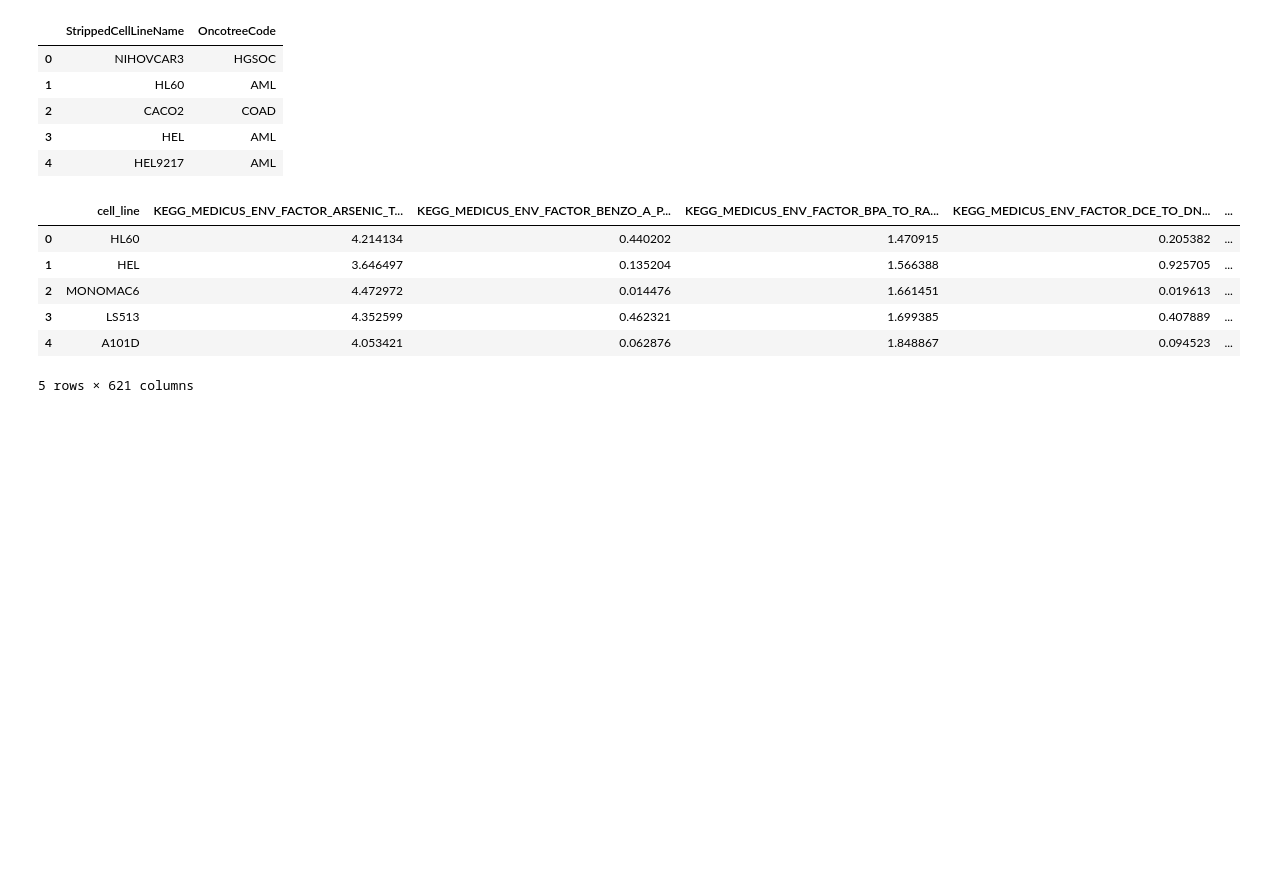
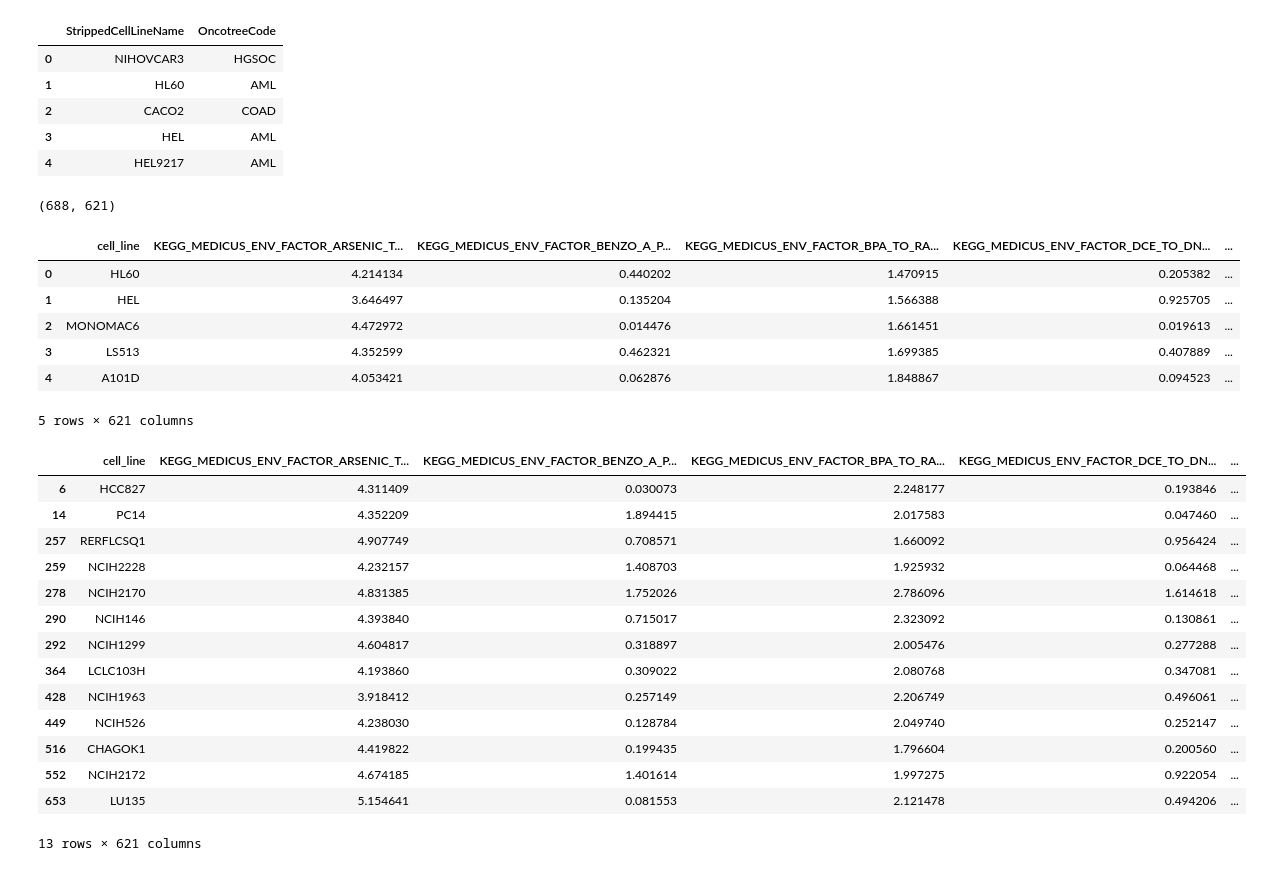
Before and after one commit to queryang/OmicsTransMCA, a Jupyter notebook: Figs/Fig2/Fig2d/组学数据预处理后-分析.ipynb, the cells around one changed output. Drawn from its saved outputs; the diff is of its cells as text; code cells hidden in the pictures; blank space fills up the shorter version.

```diff
--- a/Figs/Fig2/Fig2d/组学数据预处理后-分析.ipynb
+++ b/Figs/Fig2/Fig2d/组学数据预处理后-分析.ipynb
@@ -36,12 +39,35 @@ df_model.head()
 df_gene_model = pd.merge(df_gene, df_model, left_on='cell_line', right_on='StrippedCellLineName', how='left')
 # 去掉StrippedCellLineName这一列，将OncotreeCode这一列放在最前面
 df_gene_model = df_gene_model.drop('StrippedCellLineName', axis=1)
+print(df_gene_model.shape)
 df_gene_model.head()
 # %% [output]
+(688, 621)
 |  | cell_line | KEGG_MEDICUS_ENV_FACTOR_ARSENIC_T... | KEGG_MEDICUS_ENV_FACTOR_BENZO_A_P... | KEGG_MEDICUS_ENV_FACTOR_BPA_TO_RA... | KEGG_MEDICUS_ENV_FACTOR_DCE_TO_DN... | ... |
 | 0 | HL60 | 4.214134 | 0.440202 | 1.470915 | 0.205382 | ... |
 | 1 | HEL | 3.646497 | 0.135204 | 1.566388 | 0.925705 | ... |
 | 2 | MONOMAC6 | 4.472972 | 0.014476 | 1.661451 | 0.019613 | ... |
 | 3 | LS513 | 4.352599 | 0.462321 | 1.699385 | 0.407889 | ... |
 | 4 | A101D | 4.053421 | 0.062876 | 1.848867 | 0.094523 | ... |
-5 rows × 621 columns
+5 rows × 621 columns
+# %%
+# 筛选出cell_line为：['NCIH2172','CHAGOK1','LCLC103H','NCIH1299','NCIH2170','RERFLCSQ1','NCIH146','NCIH526','NCIH1963','LU135','EKVX','PC14','HCC827','NCIH1355','NCIH2228']的数据
+# 去掉EKVX、NCIH1355
+df_gene_model = df_gene_model[df_gene_model['cell_line'].isin(['NCIH2172','CHAGOK1','LCLC103H','NCIH1299','NCIH2170','RERFLCSQ1','NCIH146','NCIH526','NCIH1963','LU135','PC14','HCC827','NCIH2228'])]
+df_gene_model.head(15)
+# %% [output]
+|  | cell_line | KEGG_MEDICUS_ENV_FACTOR_ARSENIC_T... | KEGG_MEDICUS_ENV_FACTOR_BENZO_A_P... | KEGG_MEDICUS_ENV_FACTOR_BPA_TO_RA... | KEGG_MEDICUS_ENV_FACTOR_DCE_TO_DN... | ... |
+| 6 | HCC827 | 4.311409 | 0.030073 | 2.248177 | 0.193846 | ... |
+| 14 | PC14 | 4.352209 | 1.894415 | 2.017583 | 0.047460 | ... |
+| 257 | RERFLCSQ1 | 4.907749 | 0.708571 | 1.660092 | 0.956424 | ... |
+| 259 | NCIH2228 | 4.232157 | 1.408703 | 1.925932 | 0.064468 | ... |
+| 278 | NCIH2170 | 4.831385 | 1.752026 | 2.786096 | 1.614618 | ... |
+| 290 | NCIH146 | 4.393840 | 0.715017 | 2.323092 | 0.130861 | ... |
+| 292 | NCIH1299 | 4.604817 | 0.318897 | 2.005476 | 0.277288 | ... |
+| 364 | LCLC103H | 4.193860 | 0.309022 | 2.080768 | 0.347081 | ... |
+| 428 | NCIH1963 | 3.918412 | 0.257149 | 2.206749 | 0.496061 | ... |
+| 449 | NCIH526 | 4.238030 | 0.128784 | 2.049740 | 0.252147 | ... |
+| 516 | CHAGOK1 | 4.419822 | 0.199435 | 1.796604 | 0.200560 | ... |
+| 552 | NCIH2172 | 4.674185 | 1.401614 | 1.997275 | 0.922054 | ... |
+| 653 | LU135 | 5.154641 | 0.081553 | 2.121478 | 0.494206 | ... |
+13 rows × 621 columns
```
Also changed, not shown: parts of 14 cells of this notebook, 31 other files.
